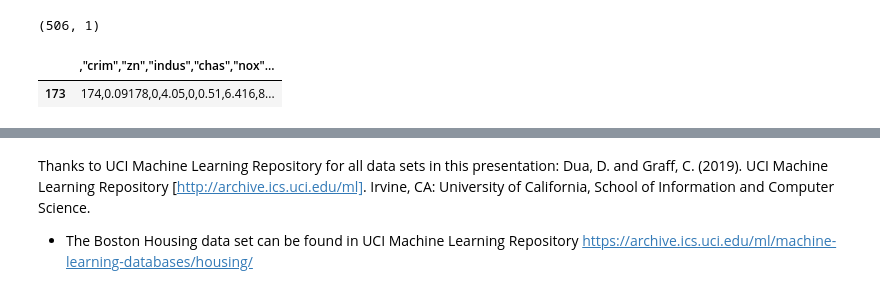
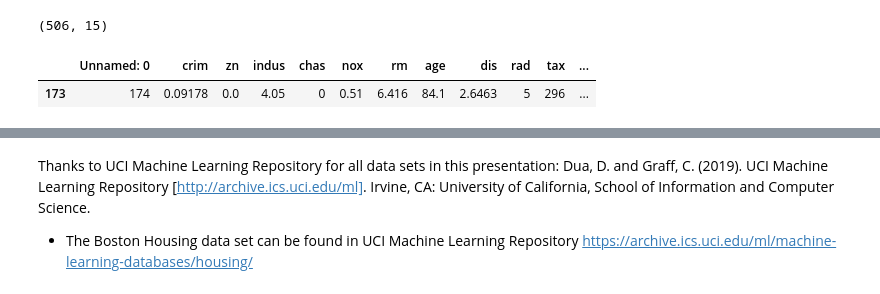
Before and after one commit to AutoViML/AutoViz, a Jupyter notebook: AutoViz_Demo.ipynb, the cells around one changed output, grey strips where cells are left out. Cells and saved outputs as stored; diff of their text form; code cells hidden in the pictures.

```diff
--- a/AutoViz_Demo.ipynb
+++ b/AutoViz_Demo.ipynb
@@ -5,14 +33,14 @@ AV = AutoViz_Class()
 # %%
-sep = '\t'
-target = 'MEDV'
-datapath = './'
-filename = 'Boston.csv'
+sep = ','
+target = 'medv'
+datapath = ''
+filename = 'https://raw.githubusercontent.com/vincentarelbundock/Rdatasets/master/csv/MASS/Boston.csv'
 df = pd.read_csv(datapath+filename,sep=sep,index_col=None)
 df = df.sample(frac=1.0,random_state=42)
 print(df.shape)
 df.head(1)
 # %% [output]
-(506, 1)
+(506, 15)
-|  | ,"crim","zn","indus","chas","nox"... |
-| 173 | 174,0.09178,0,4.05,0,0.51,6.416,8... |
+|  | Unnamed: 0 | crim | zn | indus | chas | nox | rm | age | dis | rad | tax | ... |
+| 173 | 174 | 0.09178 | 0.0 | 4.05 | 0 | 0.51 | 6.416 | 84.1 | 2.6463 | 5 | 296 | ... |
 # %%
```
Also changed, not shown: parts of 4 cells of this notebook, 1 other file.
